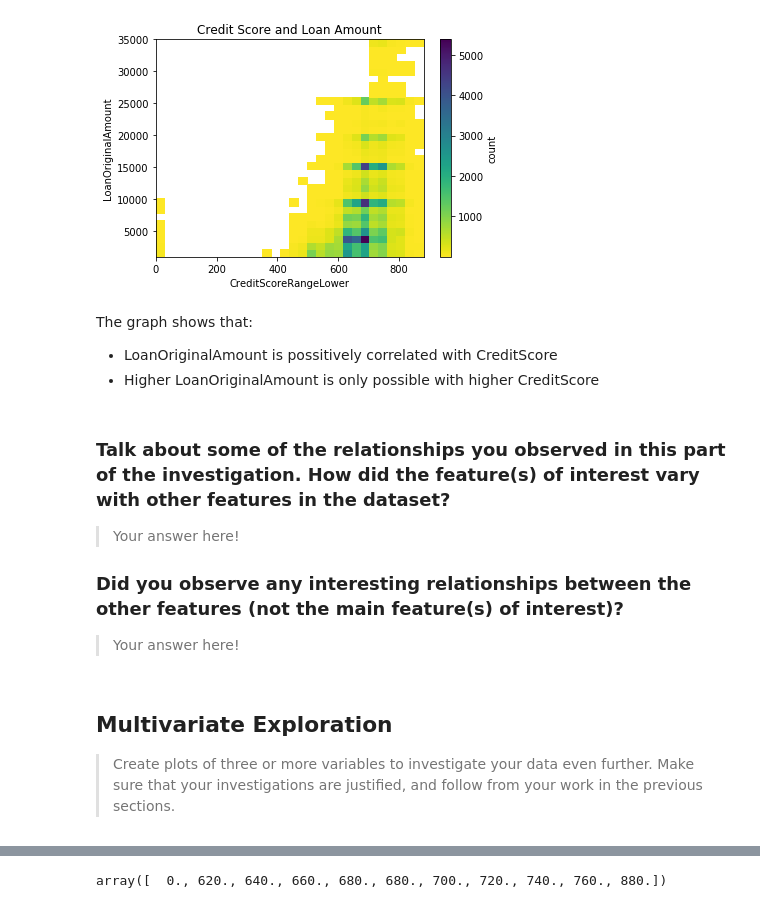
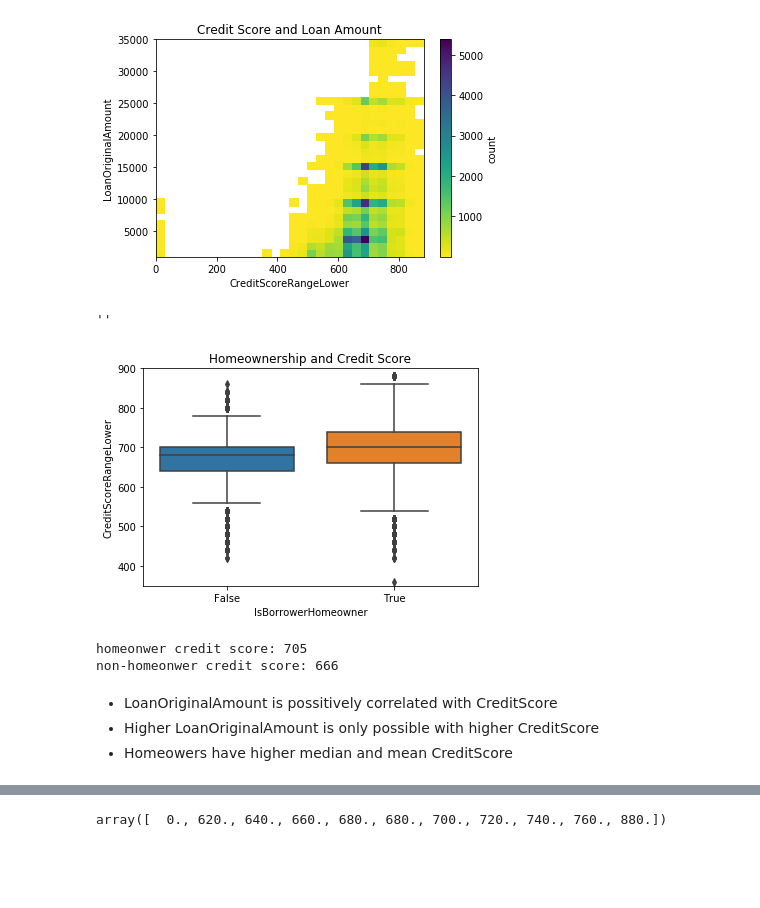
Before and after one commit to xiaohuach/UdacityProject-DataVisualization, a Jupyter notebook: Loan.ipynb, the cells around one changed output, grey strips where cells are left out. Cells and saved outputs as stored; diff of their text form; code cells hidden in the pictures; blank space fills up the shorter version.

Commit message:
update summary sections

```diff
--- a/Loan.ipynb
+++ b/Loan.ipynb
@@ -906,21 +893,24 @@ plt.colorbar(label = 'count')
 # %% [output]
 ''
 [figure]
+# %%
+#Homeownership and Credit Score
+sb.boxplot(data = df, x = 'IsBorrowerHomeowner', y = 'CreditScoreRangeLower')
+plt.xlabel('IsBorrowerHomeowner')
+plt.ylabel('CreditScoreRangeLower')
+plt.title('Homeownership and Credit Score')
+plt.ylim(350, 900)
+;
+# %% [output]
+''
+[figure, added]
+# %%
+print('homeonwer credit score: {0:.0f}'.format(df[df.IsBorrowerHomeowner == True].CreditScoreRangeLower.mean()) )
+print('non-homeonwer credit score: {0:.0f}'.format( df[df.IsBorrowerHomeowner == False].CreditScoreRangeLower.mean()) )
+# %% [output]
+homeonwer credit score: 705
+non-homeonwer credit score: 666
 # %% [markdown]
-The graph shows that:
 - LoanOriginalAmount is possitively correlated with CreditScore
 - Higher LoanOriginalAmount is only possible with higher CreditScore
+- Homeowers have higher median and mean CreditScore
-# %% [markdown]
-### Talk about some of the relationships you observed in this part of the investigation. How did the feature(s) of interest vary with other features in the dataset?
-
-> Your answer here!
-
-### Did you observe any interesting relationships between the other features (not the main feature(s) of interest)?
-
-> Your answer here!
-# %% [markdown]
-## Multivariate Exploration
-
-> Create plots of three or more variables to investigate your data even
-further. Make sure that your investigations are justified, and follow from
-your work in the previous sections.
```
Also changed, not shown: parts of 60 cells of this notebook.
